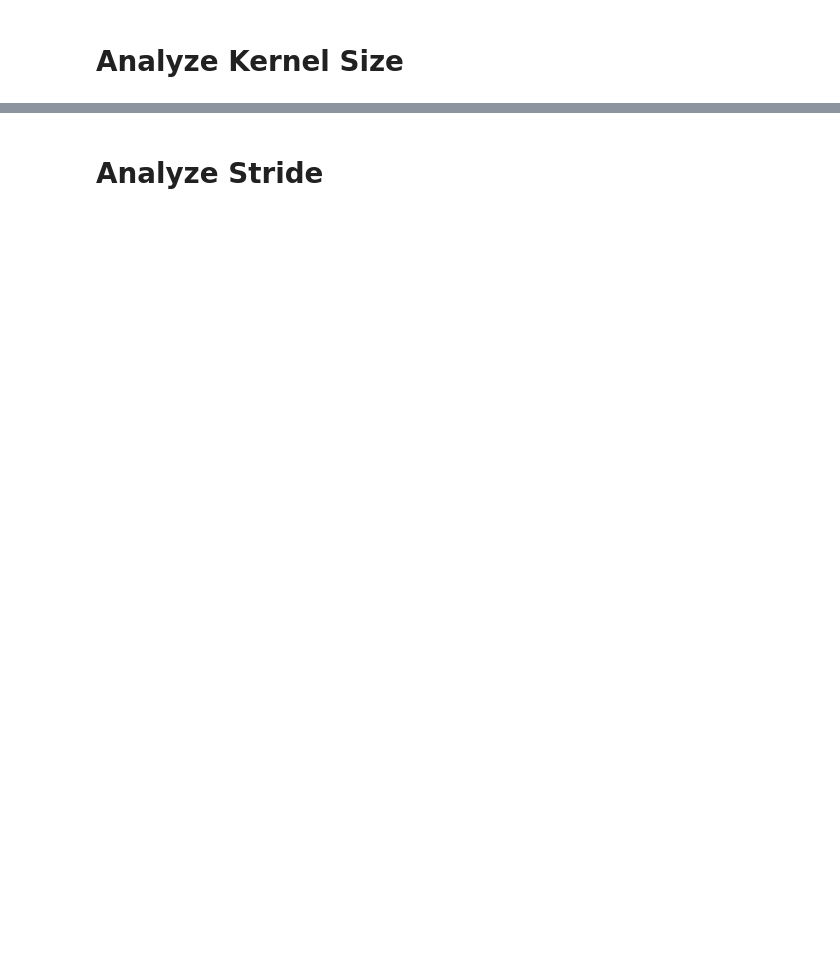
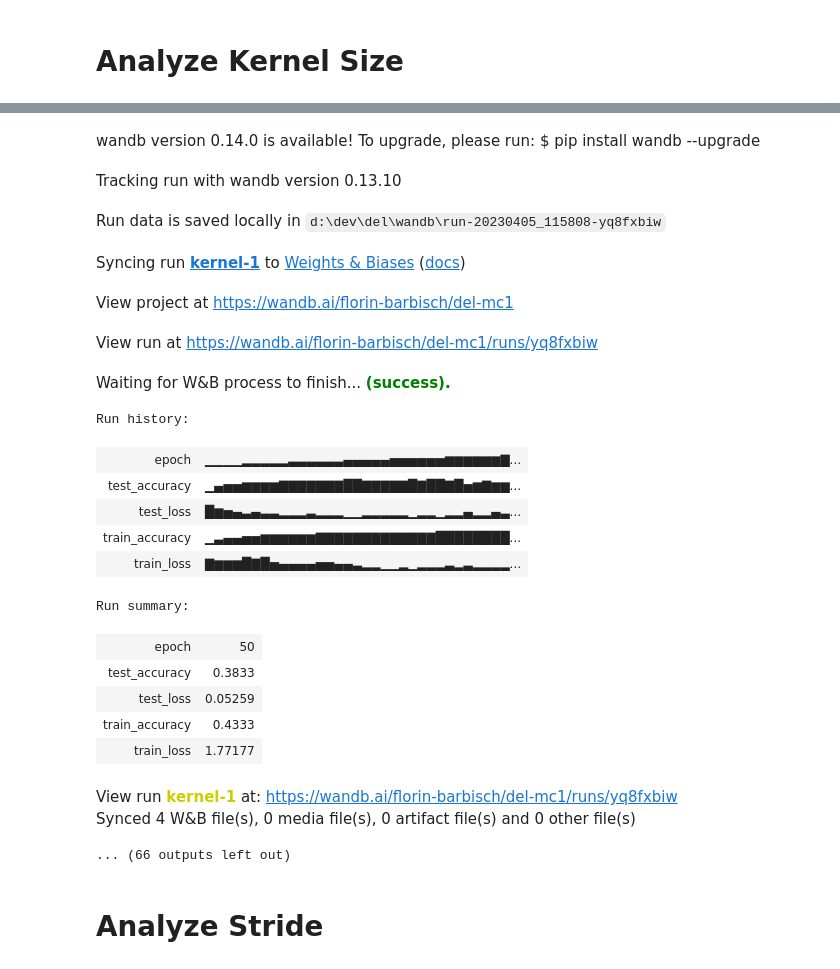
Before and after one commit to florinbarbisch/del, a Jupyter notebook: mc1.ipynb, the cells around one changed output, grey strips where cells are left out. Saved outputs shown, nothing was run; the diff lists cells and outputs as text; code cells hidden in the pictures; blank space fills up the shorter version.

```diff
--- a/mc1.ipynb
+++ b/mc1.ipynb
@@ -748,3 +614,33 @@ Run summary:
+# %%
+train_and_eval_model("kernel-1", kernel_CNN(kernel_size=1))
+train_and_eval_model("kernel-2", kernel_CNN(kernel_size=2))
+train_and_eval_model("kernel-3", kernel_CNN(kernel_size=3))
+train_and_eval_model("kernel-5", kernel_CNN(kernel_size=5))
+train_and_eval_model("kernel-7", kernel_CNN(kernel_size=7))
+train_and_eval_model("kernel-9", kernel_CNN(kernel_size=9))
+# %% [output]
+wandb version 0.14.0 is available! To upgrade, please run: $ pip install wandb --upgrade
+Tracking run with wandb version 0.13.10
+Run data is saved locally in d:\dev\del\wandb\run-20230405_115808-yq8fxbiw
+Syncing run kernel-1 to Weights & Biases (docs)
+View project at https://wandb.ai/florin-barbisch/del-mc1
+View run at https://wandb.ai/florin-barbisch/del-mc1/runs/yq8fxbiw
+Waiting for W&B process to finish... (success).
+Run history:
+| epoch | ▁▁▁▁▂▂▂▂▂▃▃▃▃▃▃▄▄▄▄▄▅▅▅▅▅▅▆▆▆▆▆▆▇... |
+| test_accuracy | ▁▄▅▅▆▆▆▆▇▇▇▇▇▇▇██▇▇▇▇▇█▇██▇█▅▆▇▆▆... |
+| test_loss | █▆▅▄▃▄▃▃▂▂▂▃▂▂▂▁▁▂▂▂▂▂▁▂▂▁▂▂▄▂▂▄▃... |
+| train_accuracy | ▁▃▄▄▅▅▆▆▆▆▆▆▇▇▇▇▇▇▇▇▇▇▇▇▇████████... |
+| train_loss | ▇▆▆▆█▇█▅▄▄▄▄▅▅▄▄▃▂▂▁▁▂▁▂▂▂▃▂▃▂▂▂▂... |
+Run summary:
+| epoch | 50 |
+| test_accuracy | 0.3833 |
+| test_loss | 0.05259 |
+| train_accuracy | 0.4333 |
+| train_loss | 1.77177 |
+View run kernel-1 at: https://wandb.ai/florin-barbisch/del-mc1/runs/yq8fxbiw
+Synced 4 W&B file(s), 0 media file(s), 0 artifact file(s) and 0 other file(s)
+... (66 outputs left out)
 # %% [markdown]
 # Analyze Stride
 # %%
```
Also changed, not shown: parts of 30 cells of this notebook.
